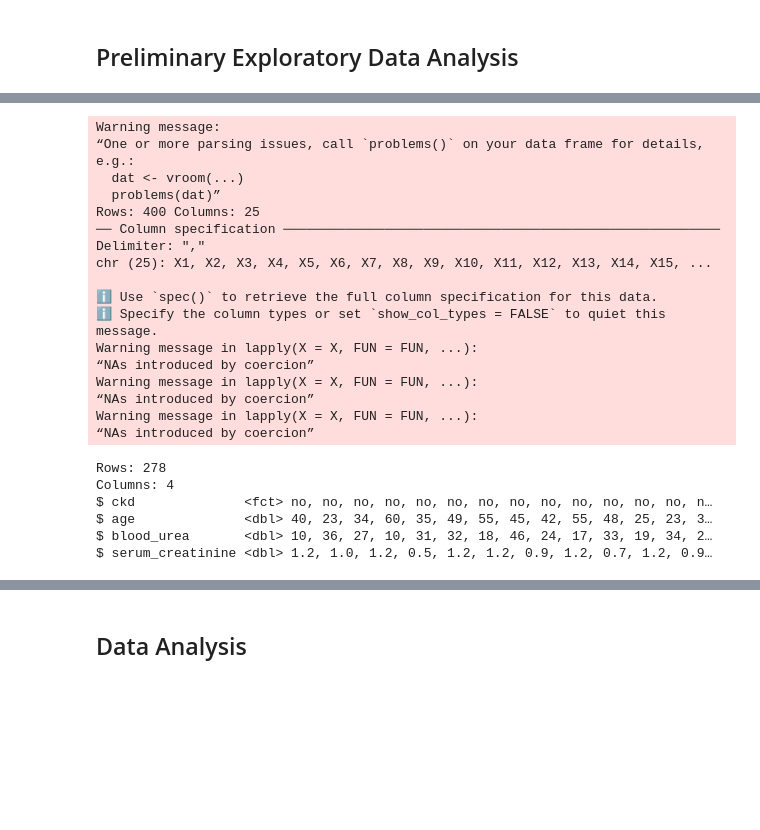
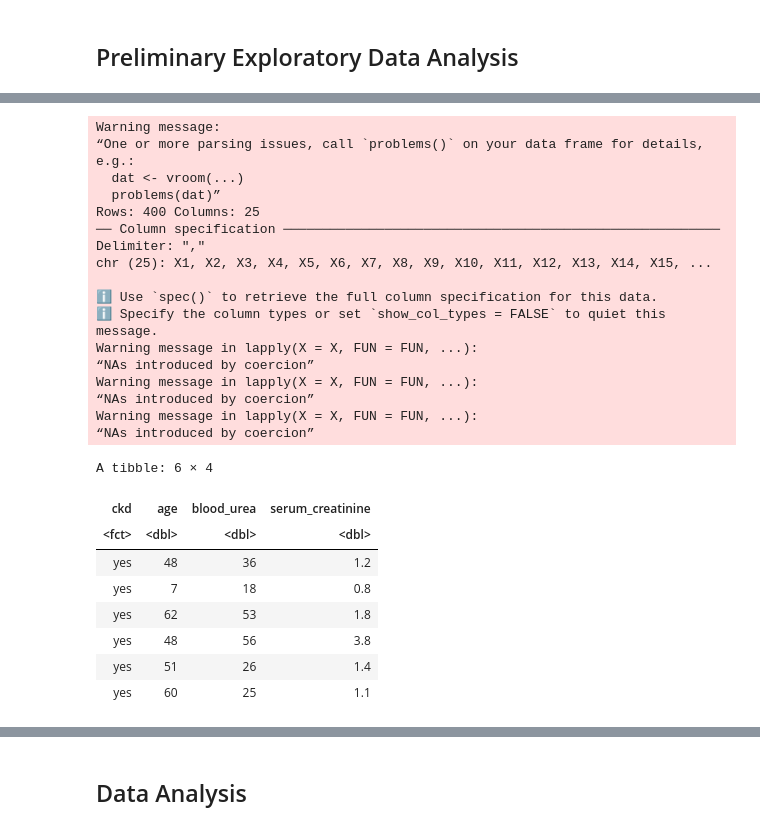
Before and after one commit to schan26/dsci-100-grp18, a Jupyter notebook: Report.ipynb, the cells around one changed output, grey strips where cells are left out. Cells and saved outputs as stored; diff of their text form; code cells hidden in the pictures; blank space fills up the shorter version.

```diff
--- a/Report.ipynb
+++ b/Report.ipynb
@@ -61,44 +61,40 @@ ckd_data[ckd_data == "?"] <- NA
 ckd_data[ckd_data == "ckd" | ckd_data == "ckd," | ckd_data == "ckd\t"] <- "yes" #rename data to make it more readable
 ckd_data[ckd_data == "no,notckd" | ckd_data == "notckd"] <- "no"
 
 #Change to correct type
 ckd_data[,c(1:5,10:18)] <- sapply(ckd_data[, c(1:5,10:18)], as.numeric )
 ckd_data[,c(6:9,19:25)] <- lapply(ckd_data[, c(6:9,19:25)], as.factor )
 
 #Selecting our predictors and varaiable only
 ckd_analysis <- ckd_data |>
     select(ckd, age, blood_urea, serum_creatinine) |>
     na.omit()
-
-#splitting data into training and testing datasets
-ckd_data_split <- initial_split(ckd_analysis, prop = 0.75, strata = ckd)
-
-ckd_training <- training(ckd_data_split)
-ckd_testing <- testing(ckd_data_split)
-
-glimpse(ckd_training)
+head(ckd_analysis)
 # %% [output]
 Warning message:
 “One or more parsing issues, call `problems()` on your data frame for details,
 e.g.:
   dat <- vroom(...)
   problems(dat)”
 Rows: 400 Columns: 25
 ── Column specification ────────────────────────────────────────────────────────
 Delimiter: ","
 chr (25): X1, X2, X3, X4, X5, X6, X7, X8, X9, X10, X11, X12, X13, X14, X15, ...
 
 ℹ Use `spec()` to retrieve the full column specification for this data.
 ℹ Specify the column types or set `show_col_types = FALSE` to quiet this message.
 Warning message in lapply(X = X, FUN = FUN, ...):
 “NAs introduced by coercion”
 Warning message in lapply(X = X, FUN = FUN, ...):
 “NAs introduced by coercion”
 Warning message in lapply(X = X, FUN = FUN, ...):
 “NAs introduced by coercion”
-Rows: 278
-Columns: 4
-$ ckd              <fct> no, no, no, no, no, no, no, no, no, no, no, no, no, n…
-$ age              <dbl> 40, 23, 34, 60, 35, 49, 55, 45, 42, 55, 48, 25, 23, 3…
-$ blood_urea       <dbl> 10, 36, 27, 10, 31, 32, 18, 46, 24, 17, 33, 19, 34, 2…
-$ serum_creatinine <dbl> 1.2, 1.0, 1.2, 0.5, 1.2, 1.2, 0.9, 1.2, 0.7, 1.2, 0.9…
+A tibble: 6 × 4
+| ckd | age | blood_urea | serum_creatinine |
+| <fct> | <dbl> | <dbl> | <dbl> |
+| yes | 48 | 36 | 1.2 |
+| yes | 7 | 18 | 0.8 |
+| yes | 62 | 53 | 1.8 |
+| yes | 48 | 56 | 3.8 |
+| yes | 51 | 26 | 1.4 |
+| yes | 60 | 25 | 1.1 |
```
Also changed, not shown: parts of 16 cells of this notebook.
